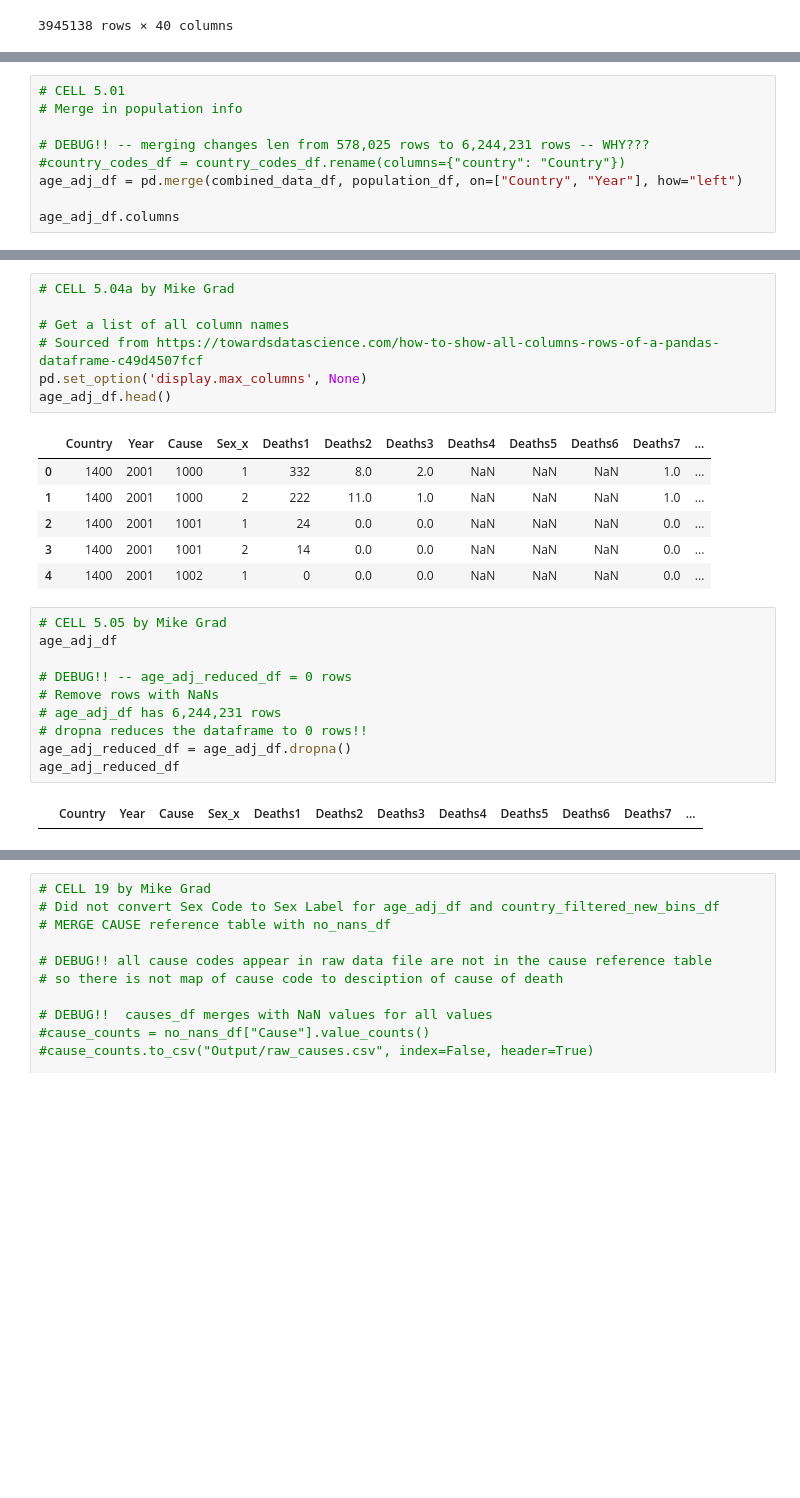
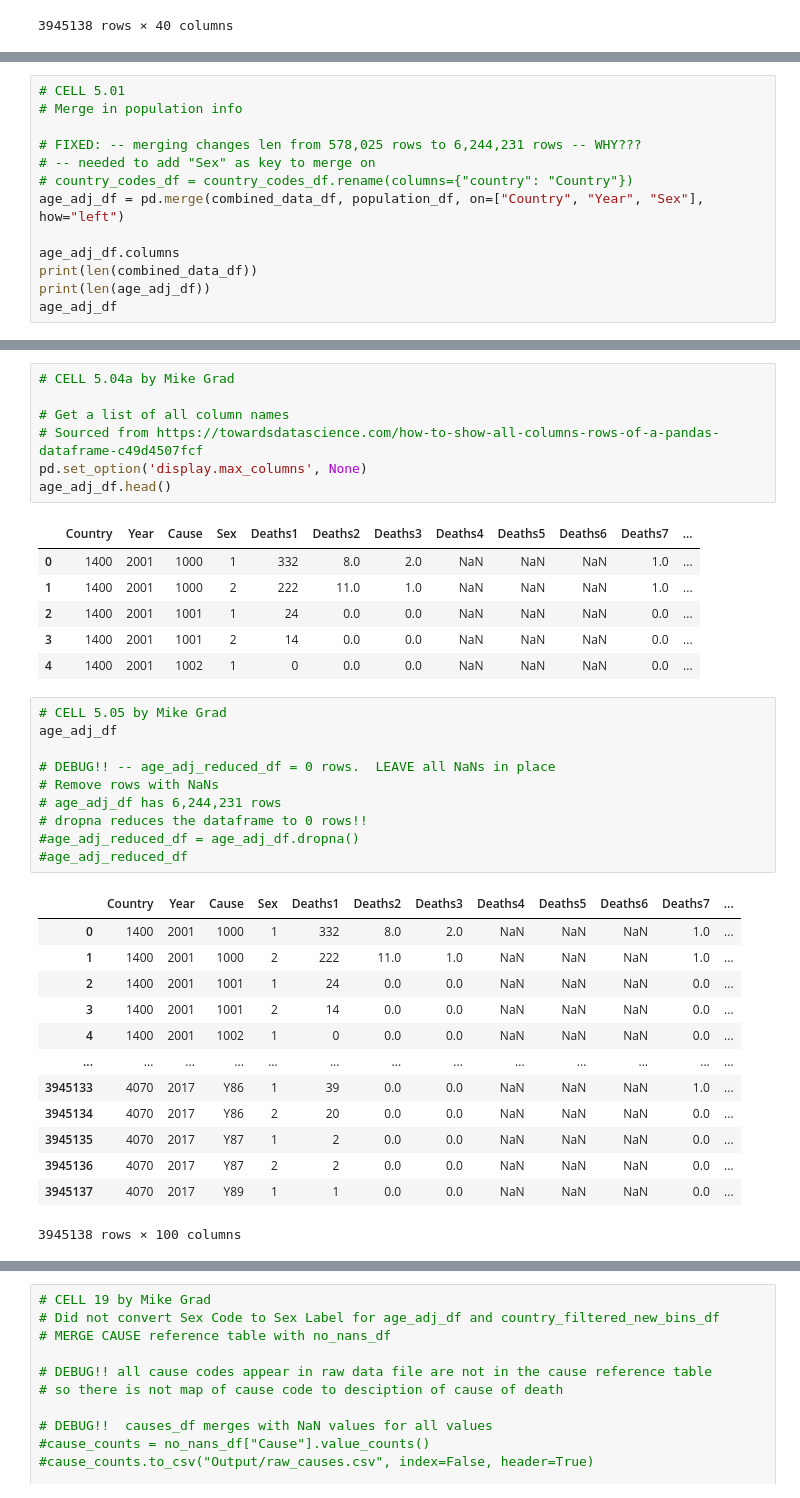
Before and after one commit to michael-grad/project-python-mortality-analysis, a Jupyter notebook: WHO_data_cleansing.ipynb, the cells around one changed output, grey strips where cells are left out. Drawn from its saved outputs; the diff is of its cells as text; blank space fills up the shorter version.

```diff
--- a/WHO_data_cleansing.ipynb
+++ b/WHO_data_cleansing.ipynb
@@ -171,9 +172,13 @@ country_filtered_df
 # CELL 5.01
 # Merge in population info
 
-# DEBUG!! -- merging changes len from 578,025 rows to 6,244,231 rows -- WHY???
-#country_codes_df = country_codes_df.rename(columns={"country": "Country"})
-age_adj_df = pd.merge(combined_data_df, population_df, on=["Country", "Year"], how="left")
+# FIXED: -- merging changes len from 578,025 rows to 6,244,231 rows -- WHY???
+# -- needed to add "Sex" as key to merge on
+# country_codes_df = country_codes_df.rename(columns={"country": "Country"})
+age_adj_df = pd.merge(combined_data_df, population_df, on=["Country", "Year", "Sex"], how="left")
 
 age_adj_df.columns
+print(len(combined_data_df))
+print(len(age_adj_df))
+age_adj_df
 # %% [output]
@@ -362,7 +379,7 @@ KeyError: 'Admin1_x'
 pd.set_option('display.max_columns', None)
 age_adj_df.head()
 # %% [output]
-|  | Country | Year | Cause | Sex_x | Deaths1 | Deaths2 | Deaths3 | Deaths4 | Deaths5 | Deaths6 | Deaths7 | ... |
+|  | Country | Year | Cause | Sex | Deaths1 | Deaths2 | Deaths3 | Deaths4 | Deaths5 | Deaths6 | Deaths7 | ... |
 | 0 | 1400 | 2001 | 1000 | 1 | 332 | 8.0 | 2.0 | NaN | NaN | NaN | 1.0 | ... |
 | 1 | 1400 | 2001 | 1000 | 2 | 222 | 11.0 | 1.0 | NaN | NaN | NaN | 1.0 | ... |
 | 2 | 1400 | 2001 | 1001 | 1 | 24 | 0.0 | 0.0 | NaN | NaN | NaN | 0.0 | ... |
@@ -371,12 +388,24 @@ age_adj_df.head()
 # %%
 # CELL 5.05 by Mike Grad
 age_adj_df
 
-# DEBUG!! -- age_adj_reduced_df = 0 rows
+# DEBUG!! -- age_adj_reduced_df = 0 rows.  LEAVE all NaNs in place
 # Remove rows with NaNs
 # age_adj_df has 6,244,231 rows
 # dropna reduces the dataframe to 0 rows!!
-age_adj_reduced_df = age_adj_df.dropna()
-age_adj_reduced_df
+#age_adj_reduced_df = age_adj_df.dropna()
+#age_adj_reduced_df
 # %% [output]
-|  | Country | Year | Cause | Sex_x | Deaths1 | Deaths2 | Deaths3 | Deaths4 | Deaths5 | Deaths6 | Deaths7 | ... |
+|  | Country | Year | Cause | Sex | Deaths1 | Deaths2 | Deaths3 | Deaths4 | Deaths5 | Deaths6 | Deaths7 | ... |
+| 0 | 1400 | 2001 | 1000 | 1 | 332 | 8.0 | 2.0 | NaN | NaN | NaN | 1.0 | ... |
+| 1 | 1400 | 2001 | 1000 | 2 | 222 | 11.0 | 1.0 | NaN | NaN | NaN | 1.0 | ... |
+| 2 | 1400 | 2001 | 1001 | 1 | 24 | 0.0 | 0.0 | NaN | NaN | NaN | 0.0 | ... |
+| 3 | 1400 | 2001 | 1001 | 2 | 14 | 0.0 | 0.0 | NaN | NaN | NaN | 0.0 | ... |
+| 4 | 1400 | 2001 | 1002 | 1 | 0 | 0.0 | 0.0 | NaN | NaN | NaN | 0.0 | ... |
+| ... | ... | ... | ... | ... | ... | ... | ... | ... | ... | ... | ... | ... |
+| 3945133 | 4070 | 2017 | Y86 | 1 | 39 | 0.0 | 0.0 | NaN | NaN | NaN | 1.0 | ... |
+| 3945134 | 4070 | 2017 | Y86 | 2 | 20 | 0.0 | 0.0 | NaN | NaN | NaN | 0.0 | ... |
+| 3945135 | 4070 | 2017 | Y87 | 1 | 2 | 0.0 | 0.0 | NaN | NaN | NaN | 0.0 | ... |
+| 3945136 | 4070 | 2017 | Y87 | 2 | 2 | 0.0 | 0.0 | NaN | NaN | NaN | 0.0 | ... |
+| 3945137 | 4070 | 2017 | Y89 | 1 | 1 | 0.0 | 0.0 | NaN | NaN | NaN | 0.0 | ... |
+3945138 rows × 100 columns
```
Also changed, not shown: parts of 47 cells of this notebook, 7 other files.
